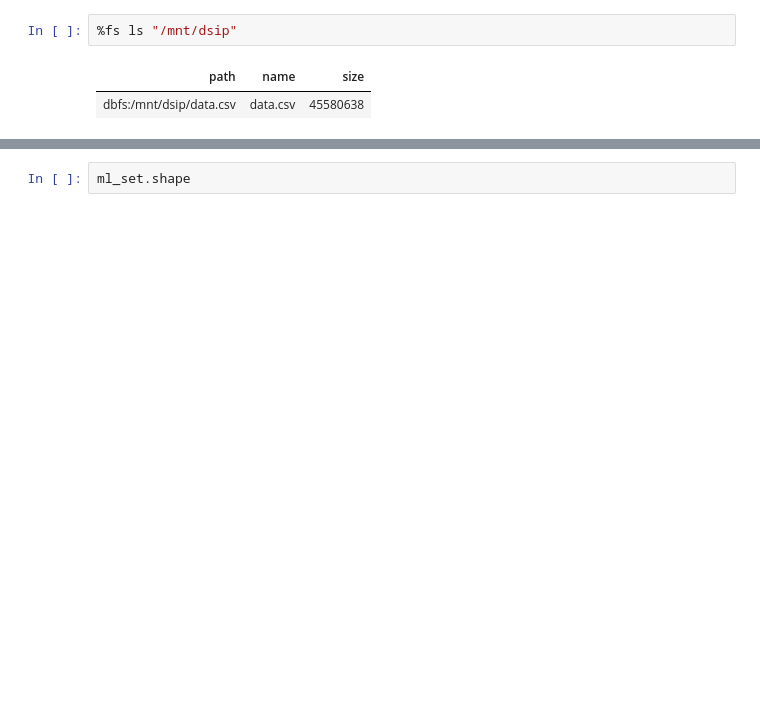
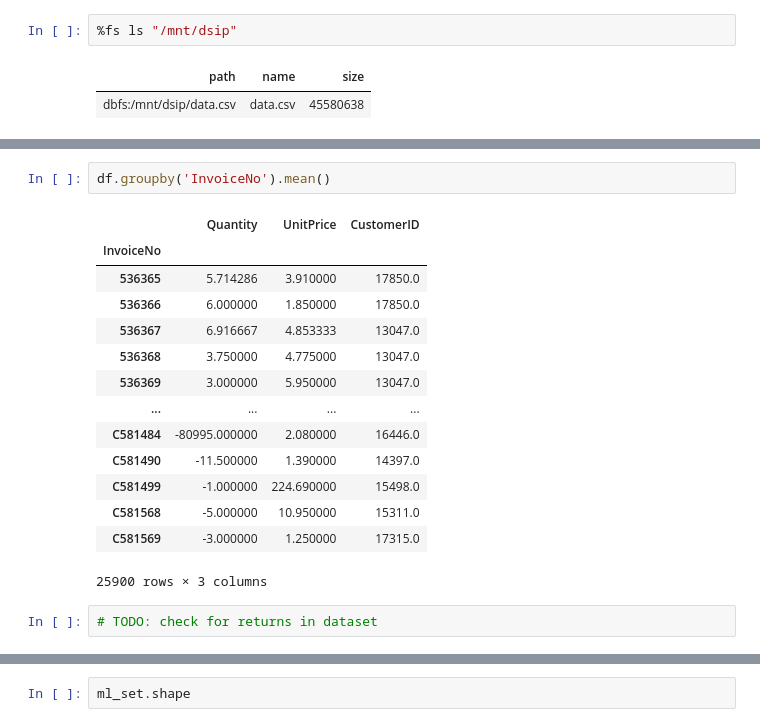
Before and after one commit to dariuspetrov/E-Commerce, a Jupyter notebook: notebooks/Users/dapetro@microsoft.com/School/DSIP/Generate-dataset.ipynb, the cells around one changed output, grey strips where cells are left out. Drawn from its saved outputs; the diff is of its cells as text; blank space fills up the shorter version.

```diff
--- a/notebooks/Users/dapetro@microsoft.com/School/DSIP/Generate-dataset.ipynb
+++ b/notebooks/Users/dapetro@microsoft.com/School/DSIP/Generate-dataset.ipynb
@@ -109,0 +164,19 @@ data
+# %%
+df.groupby('InvoiceNo').mean()
+# %% [output]
+|  | Quantity | UnitPrice | CustomerID |
+| InvoiceNo |  |  |  |
+| 536365 | 5.714286 | 3.910000 | 17850.0 |
+| 536366 | 6.000000 | 1.850000 | 17850.0 |
+| 536367 | 6.916667 | 4.853333 | 13047.0 |
+| 536368 | 3.750000 | 4.775000 | 13047.0 |
+| 536369 | 3.000000 | 5.950000 | 13047.0 |
+| ... | ... | ... | ... |
+| C581484 | -80995.000000 | 2.080000 | 16446.0 |
+| C581490 | -11.500000 | 1.390000 | 14397.0 |
+| C581499 | -1.000000 | 224.690000 | 15498.0 |
+| C581568 | -5.000000 | 10.950000 | 15311.0 |
+| C581569 | -3.000000 | 1.250000 | 17315.0 |
+25900 rows × 3 columns
+# %%
+# TODO: check for returns in dataset
```
Also changed, not shown: parts of 17 cells of this notebook.
